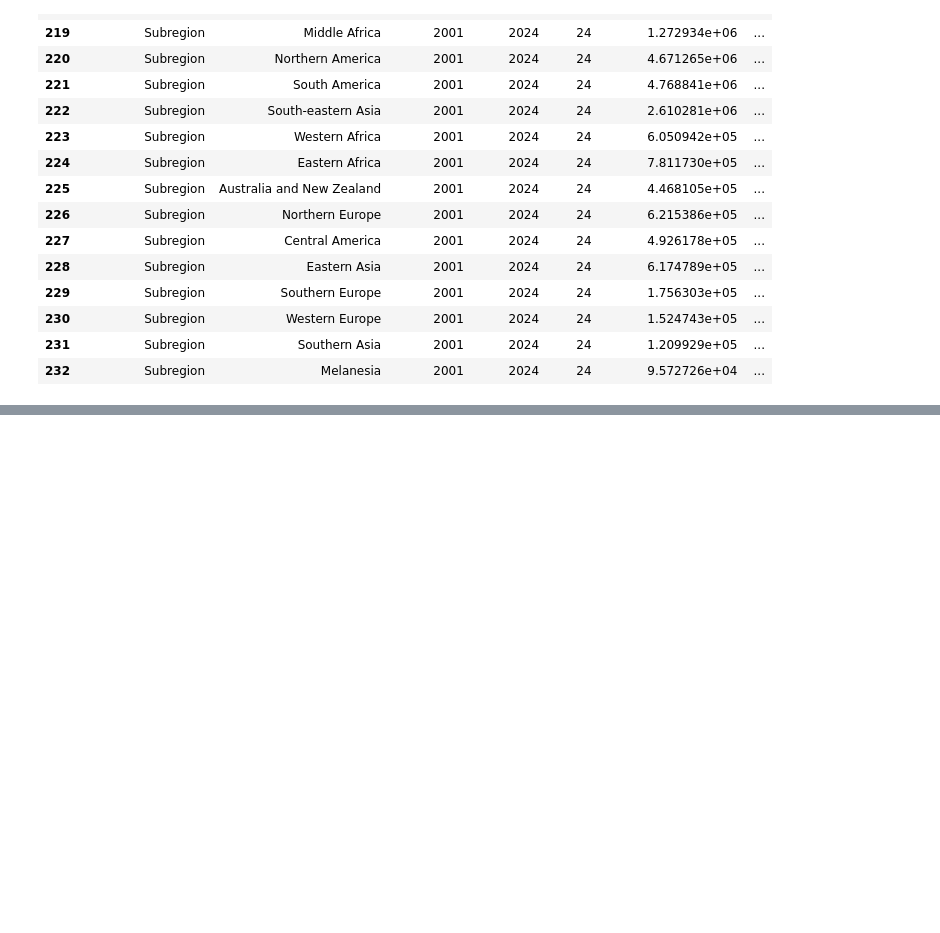
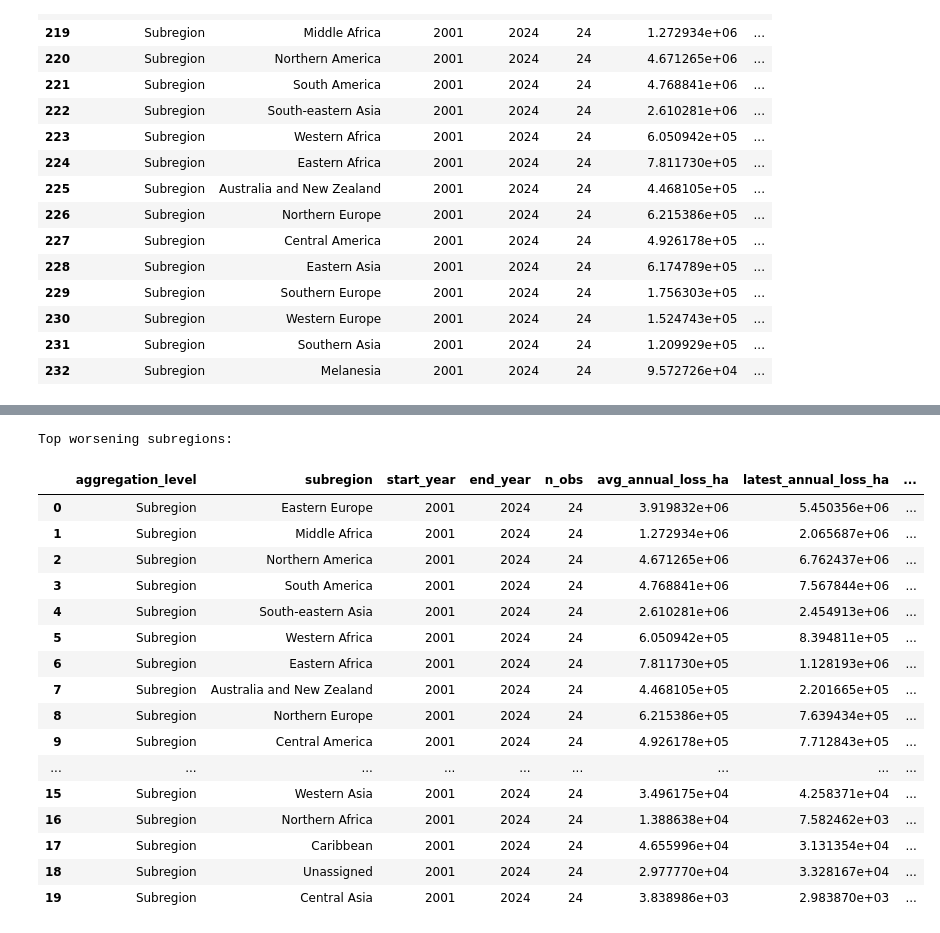
Before and after one commit to CH-CHISAKA/GlobalForestAnalysis, a Jupyter notebook: world_forest_distribution.ipynb, the cells around one changed output, grey strips where cells are left out. Cells and saved outputs as stored; diff of their text form; code cells hidden in the pictures; blank space fills up the shorter version.

```diff
--- a/world_forest_distribution.ipynb
+++ b/world_forest_distribution.ipynb
@@ -2539,0 +2975,34 @@ plt.show()
+# %%
+# =========================================================
+# STEP 11: BUILD RANKED OUTPUTS
+# =========================================================
+
+rwb = RankingWatchlistBuilder()
+
+top_at_risk_countries = rwb.build_top_at_risk_countries(
+    trend_summary=trend_summary,
+    forecasts=forecasts,
+    top_n=25
+)
+
+top_improving_countries = rwb.build_top_improving_countries(
+    trend_summary=trend_summary,
+    forecasts=forecasts,
+    top_n=25
+)
+
+top_worsening_subregions = rwb.build_top_worsening_subregions(
+    trend_summary=trend_summary,
+    top_n=20
+)
+
+continent_watchlists = rwb.build_continent_watchlists(
+    forecasts=forecasts,
+    trend_summary=trend_summary,
+    top_n_per_continent=10
+)
+
+print("top_at_risk_countries shape:", top_at_risk_countries.shape)
+print("top_improving_countries shape:", top_improving_countries.shape)
+print("top_worsening_subregions shape:", top_worsening_subregions.shape)
+print("continent_watchlists shape:", continent_watchlists.shape)
@@ -2539,0 +3101,28 @@ plt.show()
+# %%
+# ---------------------------------------------------------
+# TOP WORSENING SUBREGIONS
+# ---------------------------------------------------------
+'''
+Inspect top worsening subregions
+'''
+print("Top worsening subregions:")
+display(top_worsening_subregions.head(20))
+# %% [output]
+Top worsening subregions:
+|  | aggregation_level | subregion | start_year | end_year | n_obs | avg_annual_loss_ha | latest_annual_loss_ha | ... |
+| 0 | Subregion | Eastern Europe | 2001 | 2024 | 24 | 3.919832e+06 | 5.450356e+06 | ... |
+| 1 | Subregion | Middle Africa | 2001 | 2024 | 24 | 1.272934e+06 | 2.065687e+06 | ... |
+| 2 | Subregion | Northern America | 2001 | 2024 | 24 | 4.671265e+06 | 6.762437e+06 | ... |
+| 3 | Subregion | South America | 2001 | 2024 | 24 | 4.768841e+06 | 7.567844e+06 | ... |
+| 4 | Subregion | South-eastern Asia | 2001 | 2024 | 24 | 2.610281e+06 | 2.454913e+06 | ... |
+| 5 | Subregion | Western Africa | 2001 | 2024 | 24 | 6.050942e+05 | 8.394811e+05 | ... |
+| 6 | Subregion | Eastern Africa | 2001 | 2024 | 24 | 7.811730e+05 | 1.128193e+06 | ... |
+| 7 | Subregion | Australia and New Zealand | 2001 | 2024 | 24 | 4.468105e+05 | 2.201665e+05 | ... |
+| 8 | Subregion | Northern Europe | 2001 | 2024 | 24 | 6.215386e+05 | 7.639434e+05 | ... |
+| 9 | Subregion | Central America | 2001 | 2024 | 24 | 4.926178e+05 | 7.712843e+05 | ... |
+| ... | ... | ... | ... | ... | ... | ... | ... | ... |
+| 15 | Subregion | Western Asia | 2001 | 2024 | 24 | 3.496175e+04 | 4.258371e+04 | ... |
+| 16 | Subregion | Northern Africa | 2001 | 2024 | 24 | 1.388638e+04 | 7.582462e+03 | ... |
+| 17 | Subregion | Caribbean | 2001 | 2024 | 24 | 4.655996e+04 | 3.131354e+04 | ... |
+| 18 | Subregion | Unassigned | 2001 | 2024 | 24 | 2.977770e+04 | 3.328167e+04 | ... |
+| 19 | Subregion | Central Asia | 2001 | 2024 | 24 | 3.838986e+03 | 2.983870e+03 | ... |
```
Also changed, not shown: parts of 11 cells of this notebook.
